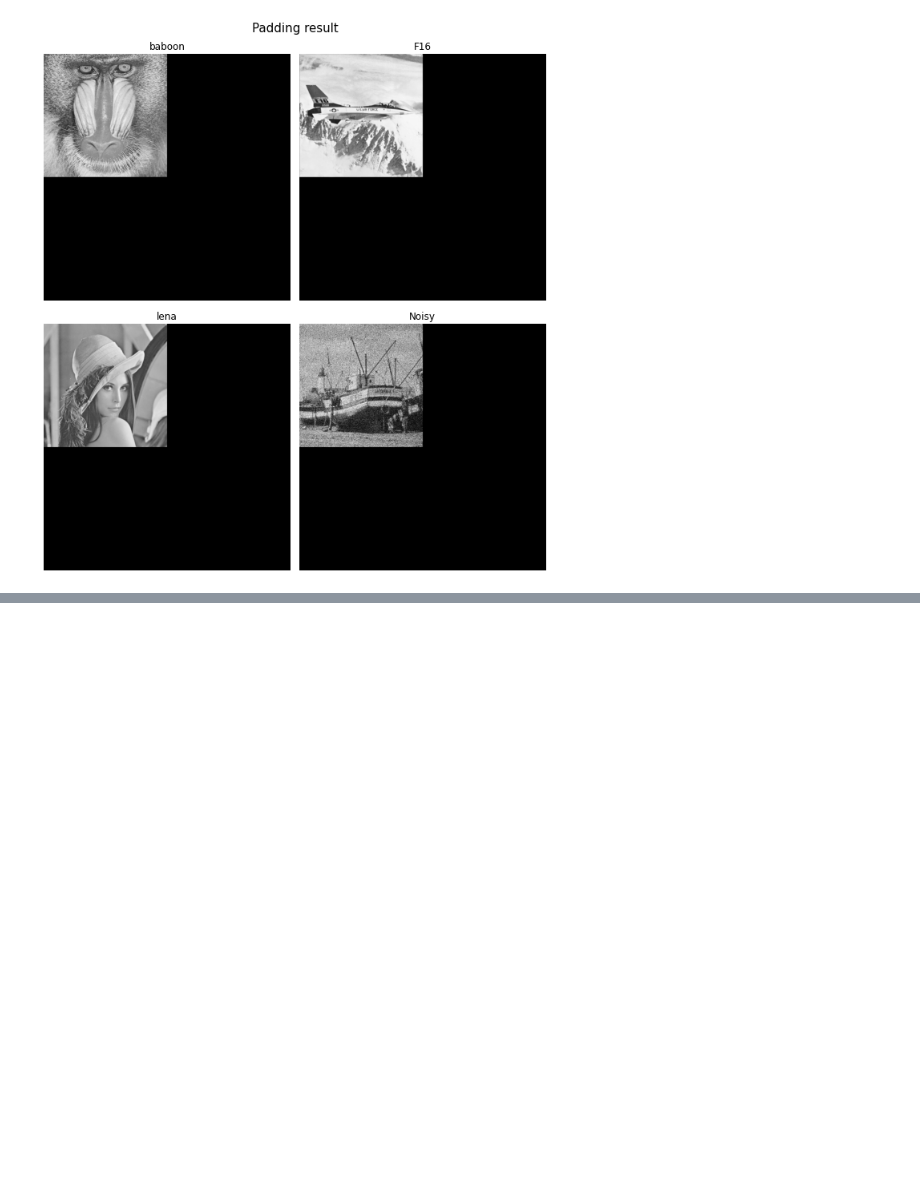
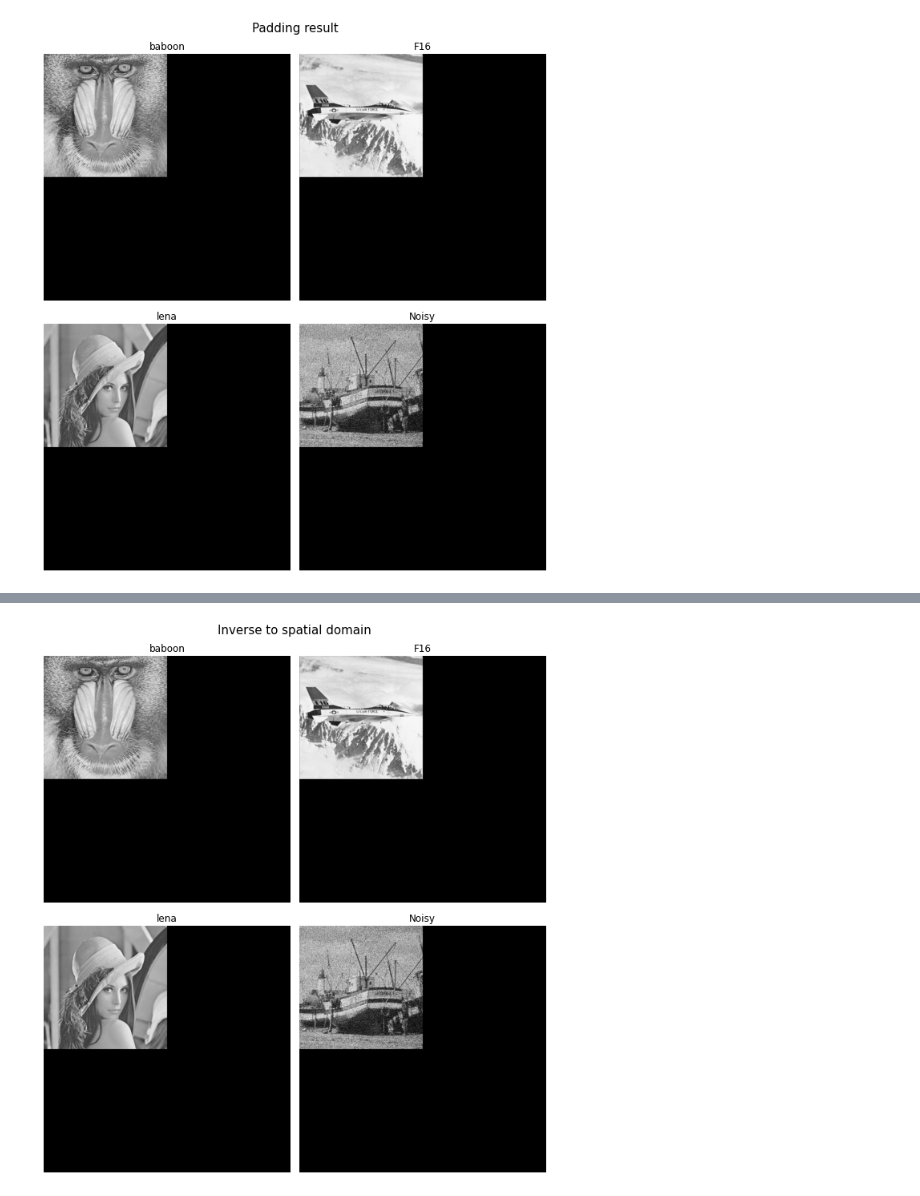
Before and after one commit to Quan-En/DIPCV, a Jupyter notebook: assignment3/hw3.ipynb, the cells around one changed output, grey strips where cells are left out. Drawn from its saved outputs; the diff is of its cells as text; code cells hidden in the pictures; blank space fills up the shorter version.

```diff
--- a/assignment3/hw3.ipynb
+++ b/assignment3/hw3.ipynb
@@ -43,0 +66,14 @@ for sub_image in tqdm(padding_image_list):
+# %%
+invf_image_list = [IFFT2(sub_map) for sub_map in freq_map_image_list]
+# %%
+fig, axs = plt.subplots(nrows=2, ncols=2, figsize=(9,10))
+for i, ax_i in enumerate(axs.flat):
+    ax_i.imshow(abs(invf_image_list[i]), cmap='gray')
+    ax_i.axis("off")
+    ax_i.set_title(image_path_list[i])
+
+fig.suptitle("Inverse to spatial domain", size=15)
+fig.tight_layout()
+plt.show()
+# %% [output]
+[figure, added]
```
Also changed, not shown: parts of 13 cells of this notebook, 5 other files.
